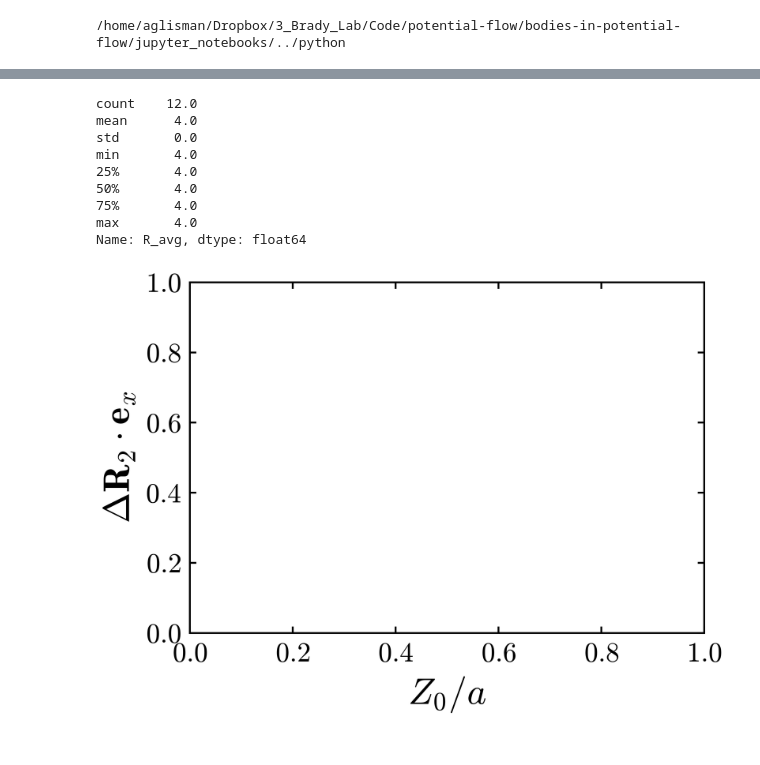
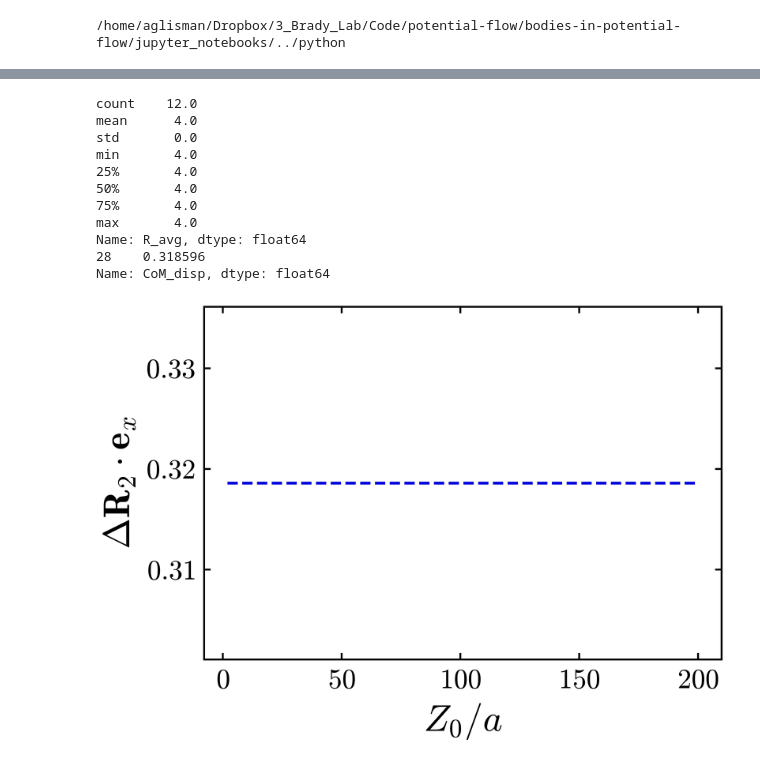
Before and after one commit to alec-glisman/Swimming-in-Potential-Flow, a Jupyter notebook: jupyter_notebooks/internal_dynamics_comparison.ipynb, the cells around one changed output, grey strips where cells are left out. Cells and saved outputs as stored; diff of their text form; code cells hidden in the pictures.

Commit message:
started to plot comparison

```diff
--- a/jupyter_notebooks/internal_dynamics_comparison.ipynb
+++ b/jupyter_notebooks/internal_dynamics_comparison.ipynb
@@ -81,10 +81,13 @@ csw__noint_vary_z = collinear_swimmer_wall_no_int_dyn_df.loc[collinear_swimmer_w
     "varyZ", case=False, regex=False)]
 # %%
 # Get parameters from wall problem
-csw_vary_z["R_avg"].describe()
-
+print(csw_vary_z["R_avg"].describe())
 
 # Match with parameters from isolated case
+csi_comparison = csi_vary_rel_disp.loc[csi_vary_rel_disp['R_avg'] == 4.0]
+csi_com = csi_comparison['CoM_disp']
+csi_com_t25 = 25.0 * csi_com
+print(csi_com_t25)
 # %% [output]
 count    12.0
 mean      4.0
@@ -95,18 +98,22 @@ min       4.0
 75%       4.0
 max       4.0
 Name: R_avg, dtype: float64
+28    0.318596
+Name: CoM_disp, dtype: float64
 # %%
 # PLOT: CoM displacement along x-axis (initial propulsion direction) for varying Z-height
 numLines = 3
 CoM_x_disp_plot = PlotStyling(numLines,
                             r"$Z_{0} / a$", r"$\Delta \mathbf{R}_{2} \cdot \mathbf{e}_{x}$",
                             title=None, loglog=False,
                             outputDir=output_dir, figName="com_x_disp_comp",
                             eps=eps_output, continuousColors=False)
 CoM_x_disp_plot.make_plot(showPlot=True)
+CoM_x_disp_plot.curve([2.0, 200.0], [csi_com_t25, csi_com_t25],
+        thin_curve=False, dashed_curve=True, zorder=0, label="Isolated swimmer")
 
 CoM_x_disp_plot.save_plot()
 # %% [output]
-[figure, old version]
+[figure, new version]
 # %%
 # PLOT: CoM displacement along z-axis (initial attraction direction) for varying Z-height
```
